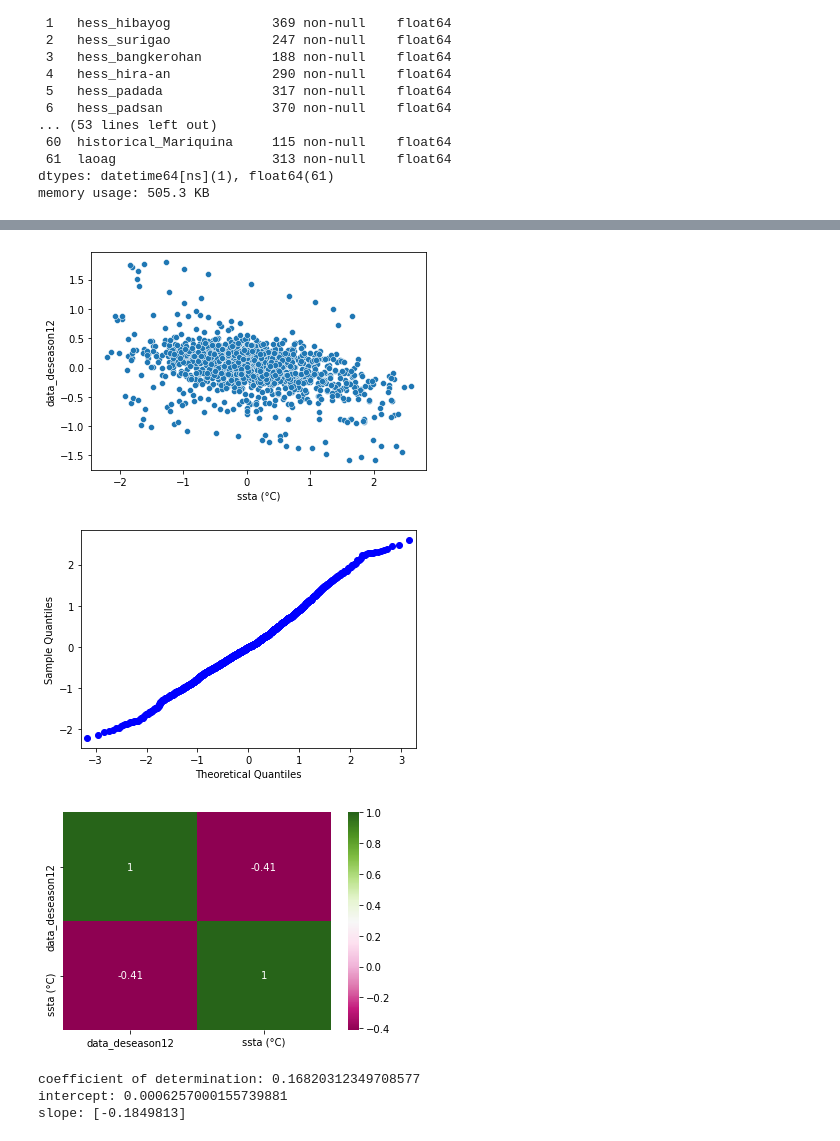
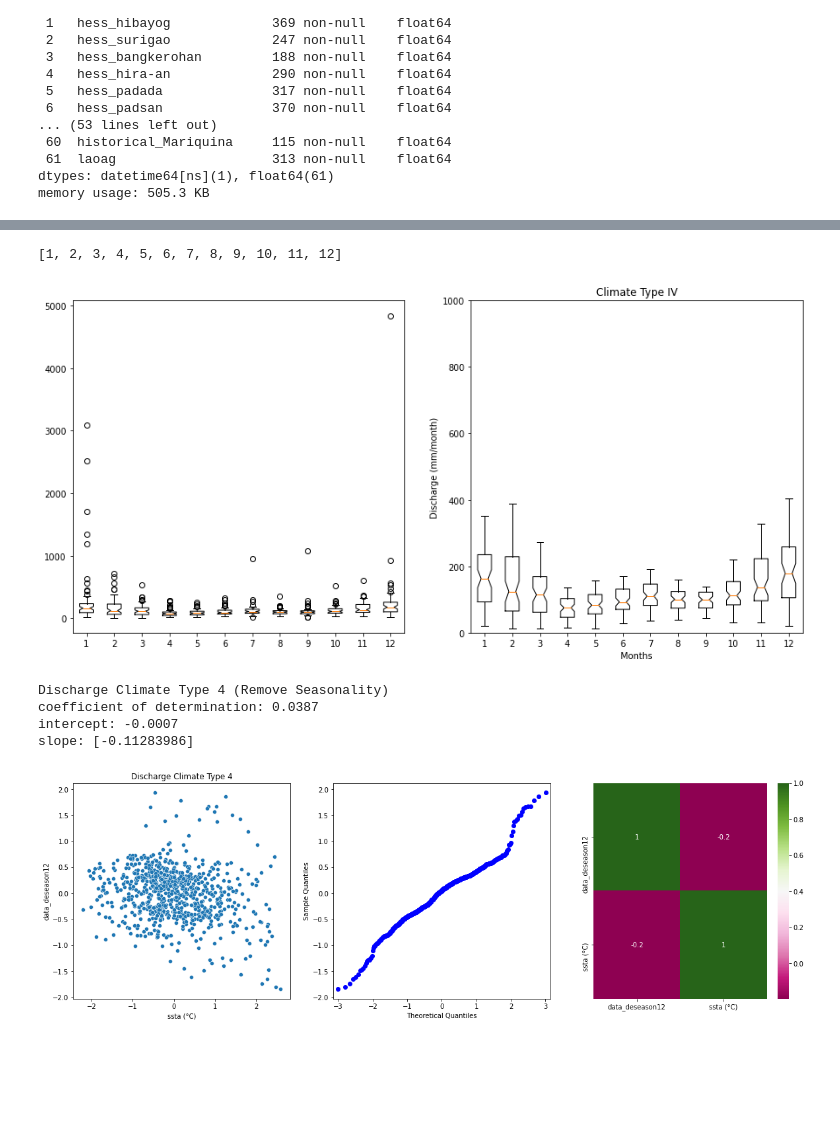
Before and after one commit to nsekhon91/discharge, a Jupyter notebook: ENSO.ipynb, the cells around one changed output, grey strips where cells are left out. Cells and saved outputs as stored; diff of their text form; code cells hidden in the pictures; blank space fills up the shorter version.

```diff
--- a/ENSO.ipynb
+++ b/ENSO.ipynb
@@ -743,32 +744,50 @@ n=5
+# %%
+#BOX PLOT
+
+month_list = [ i for i in range(1,13) ]
+print(month_list)
+month_group  = []
+
+for  group in df_clean_clim_dis.groupby( df_clean_clim_dis['month'].dt.month ):
+    month_group.append( list(group[1]['data_mean']) )
+
+fig, ax = plt.subplots(figsize=(15,7), nrows = 1, ncols =2 )
+ax[0].boxplot(list(month_group),whis=True,positions=month_list,notch=1,autorange=True,showfliers=True)
+plt.xlabel('Months')
+plt.ylabel('Discharge (mm/month)')
+ax[1].boxplot(list(month_group),whis=True,positions=month_list,notch=1,autorange=True,showfliers=False)
+plt.title('Climate Type IV')
+plt.ylim( [0,1000] )
+plt.savefig(f'../discharge/Data/Images/Nov19/BoxPlot_Dis_CT IV.png', dpi = 600)
+plt.show()
+# %% [output]
+[1, 2, 3, 4, 5, 6, 7, 8, 9, 10, 11, 12]
+[figure, added]
 # %%
-# scatter and linear regression
+##### scatter and linear regression
 # y = mx + b where x = ssta (indep), y = data_deseason(dep)
-
-sns.scatterplot(df_clean_clim_rain['ssta (°C)'],df_clean_clim_rain['data_deseason12'])
+fig, (ax1, ax2,ax3) = plt.subplots(figsize=(20, 6),nrows=1,ncols=3)
+sns.scatterplot(df_clean_clim_dis['ssta (°C)'],df_clean_clim_dis['data_deseason12'],ax=ax1).set_title('Discharge Climate Type 4') ########
+sm.qqplot(df_clean_clim_dis['data_deseason12'], ax=ax2) ###########
+sns.heatmap( df_clean_clim_dis.drop(['data_log', 'date', 'std', 'data_mean', 'data_scaled', 'data_detrend_L', ########
+       'data_detrend_P', 'data_deseason','Year','time'], axis=1 ).corr(), annot=True, cmap='PiYG');########
+plt.savefig('Discharge Climate Type 4 (Remove Seasonal).png', dpi = 600) ########
 
 
-sm.qqplot(df_clean_clim_rain['ssta (°C)'])
-plt.show()
-
-sns.heatmap(df_clean_clim_rain.drop(['data_mean', 'date', 'std', 'data_log', 'data_scaled', 'data_detrend_L',
-       'data_detrend_P', 'data_deseason','Year','time'], axis=1).corr(), annot=True, cmap='PiYG');
+x = df_clean_clim_dis['ssta (°C)'].values.reshape(-1, 1)
+y = df_clean_clim_dis['data_deseason12'] ######
+model = LinearRegression().fit(x, y)
+r_sq = model.score(x, y)
+print('Discharge Climate Type 4 (Remove Seasonality)') ########
+print('coefficient of determination:', "{:.4f}".format(r_sq) )
+print('intercept:', "{:.4f}".format(model.intercept_) )
+print('slope:', model.coef_ )
 # %% [output]
+Discharge Climate Type 4 (Remove Seasonality)
+coefficient of determination: 0.0387
+intercept: -0.0007
+slope: [-0.11283986]
-[figure, old version]
+[figure, new version]
-[figure, removed]
-[figure, removed]
-# %%
-
-x = df_clean_clim_rain['ssta (°C)'].values.reshape(-1, 1)
-y = df_clean_clim_rain['data_deseason12']
-model = LinearRegression().fit(x, y)
-r_sq = model.score(x, y)
-print('coefficient of determination:', r_sq)
-print('intercept:', model.intercept_)
-print('slope:', model.coef_)
-# %% [output]
-coefficient of determination: 0.16820312349708577
-intercept: 0.0006257000155739881
-slope: [-0.1849813]
 # %%
 # SLIDING FUNCTION
 
```
Also changed, not shown: parts of 4 cells of this notebook.
